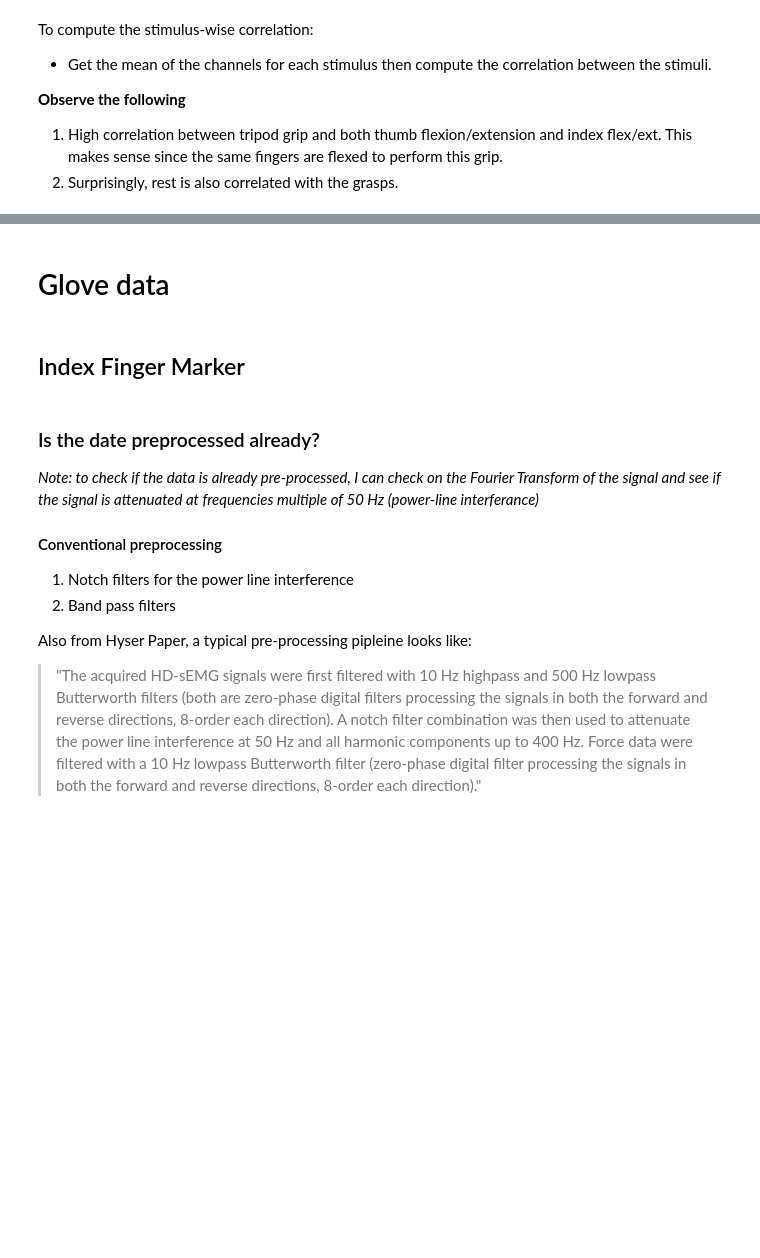
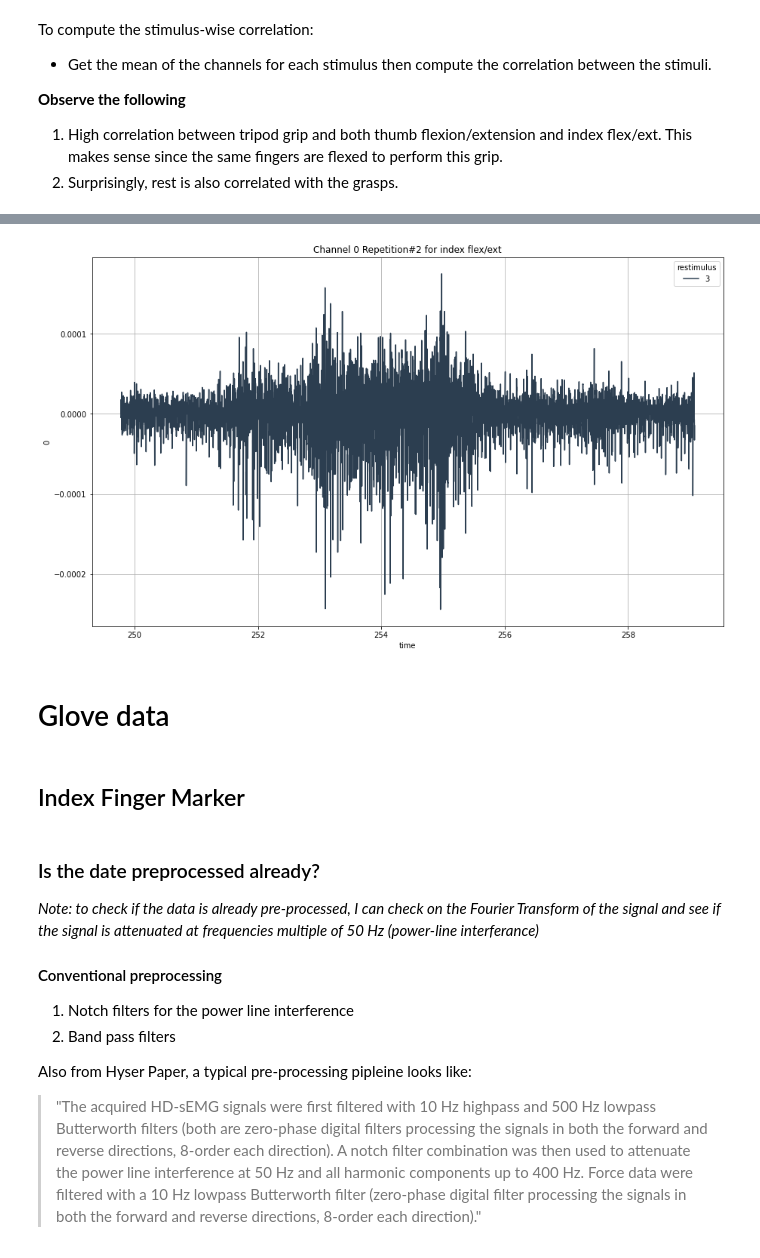
Before and after one commit to tihbe/ninapro_db8, a Jupyter notebook: EDA-NinaPro_DB8.ipynb, the cells around one changed output, grey strips where cells are left out. Saved outputs shown, nothing was run; the diff lists cells and outputs as text; code cells hidden in the pictures; blank space fills up the shorter version.

```diff
--- a/EDA-NinaPro_DB8.ipynb
+++ b/EDA-NinaPro_DB8.ipynb
@@ -385,15 +381,0 @@ plt.title(f"Channel {ch}")
-# %%
-
-# single finger
-emg_df['rerepetition'] =  mat['rerepetition']
-single_df = emg_df[(emg_df['restimulus']==1) & (emg_df['rerepetition'] == 1)]
-ch = 0
-subset_N  = 300000
-plt.figure(figsize=(15,9))
-sns.lineplot(data=single_df, x="time", y=ch, hue="restimulus",
-             palette=sns.color_palette(list(COLOR_DICT.values()))[:1])
-# plt.xticks(ticks=np.arange(0,150,5));
-plt.grid(True)
-plt.title(f"Channel {ch}")
-# %% [markdown]
-# Glove data
@@ -412,2 +381,0 @@ glove_df.groupby('restimulus')['rerepetition'].first()
-# %% [markdown]
-## Index Finger Marker
@@ -442,0 +382,18 @@ for i, repetition in enumerate(range(1,10)):
+# %%
+# single finger movement
+finger = 'index flex/ext'
+index_finger_id = list(stimulus_name.keys())[list(stimulus_name.values()).index(finger)]
+rep = 2
+
+single_df = emg_df[(emg_df['restimulus']==index_finger_id) & (emg_df['rerepetition'] == rep)]
+ch = 0
+subset_N  = 300000
+plt.figure(figsize=(15,9))
+sns.lineplot(data=single_df, x="time", y=ch, hue="restimulus",
+             palette=sns.color_palette(list(COLOR_DICT.values()))[:1])
+plt.grid(True)
+plt.title(f"EMG Channel {ch} Repetition#{rep} for {finger}");
+# %% [output]
+[figure, added]
+# %% [markdown]
+# Glove data
@@ -442,0 +412,2 @@ for i, repetition in enumerate(range(1,10)):
+# %% [markdown]
+## Index Finger Marker
```
Also changed, not shown: parts of 39 cells of this notebook.
